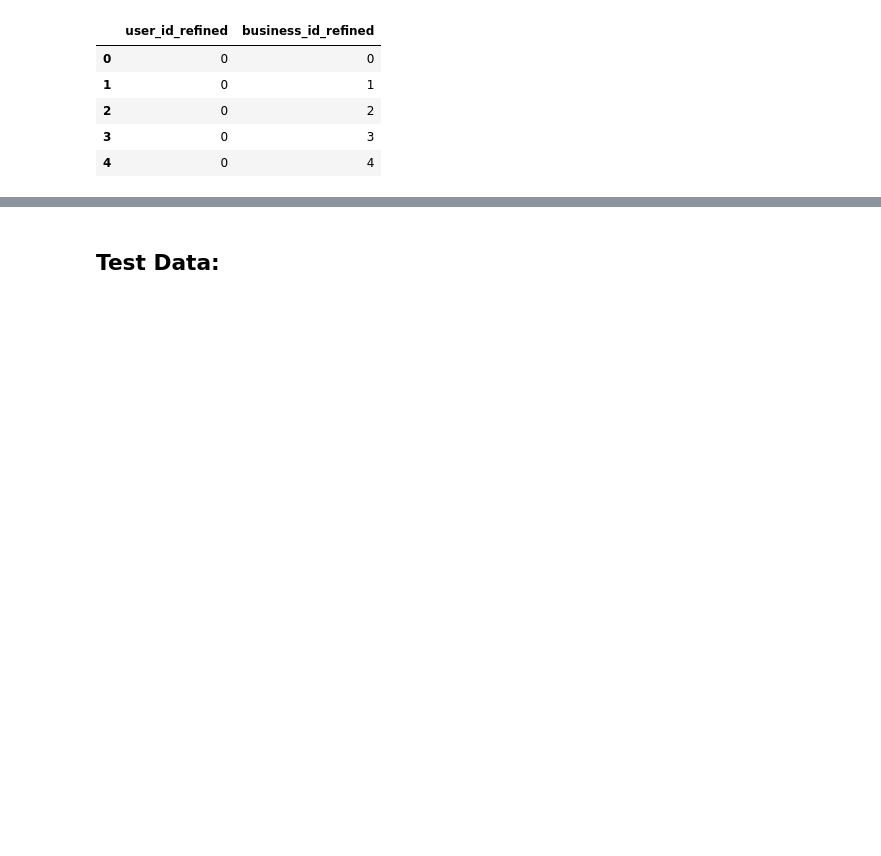
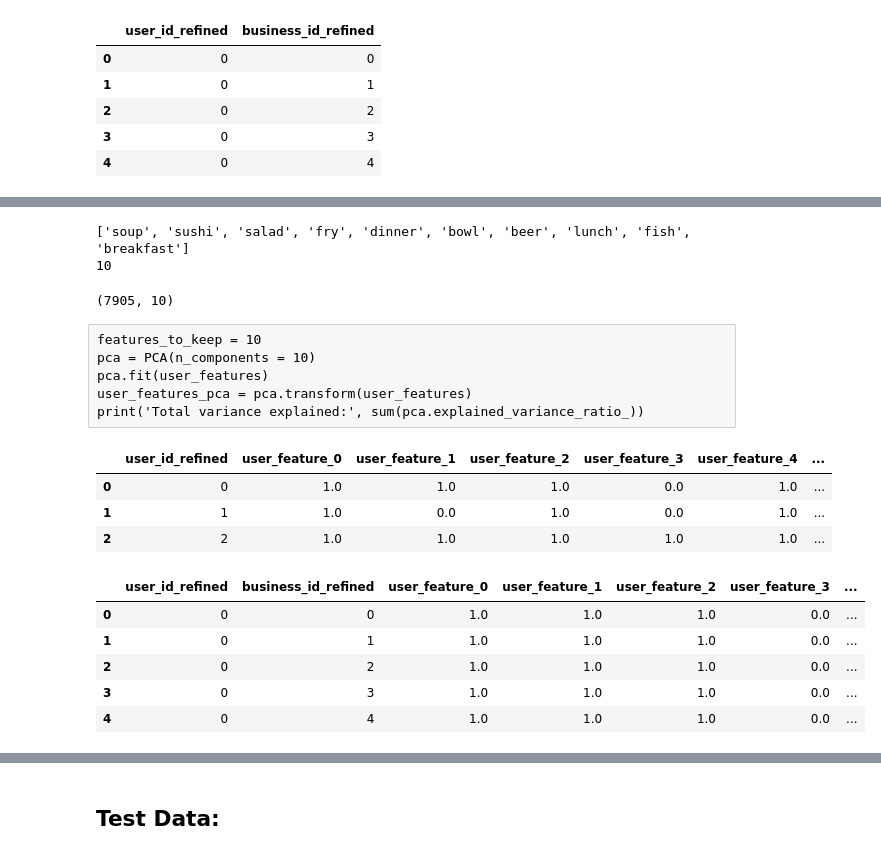
Before and after one commit to akhilesh-somani/Restaurant_Recommendation_System, a Jupyter notebook: Our_Approach.ipynb, the cells around one changed output, grey strips where cells are left out. Saved outputs shown, nothing was run; the diff lists cells and outputs as text; code cells hidden in the pictures; blank space fills up the shorter version.

```diff
--- a/Our_Approach.ipynb
+++ b/Our_Approach.ipynb
@@ -76,0 +82,16 @@ dataset_to_use[['user_id_refined', 'business_id_refined']].head(5)
+# %%
+import csv
+Dish, Ingre = {}, {}
+
+with open("Dish20000.csv", "r") as csvFile:
+    reader = csv.reader(csvFile)
+    for item in reader:
+        Dish[item[0]] = int(item[1])
+
+with open("Ingre20000.csv", "r") as csvFile:
+    reader = csv.reader(csvFile)
+    for item in reader:
+        Ingre[item[0]] = int(item[1])
+
+Dish = dict(sorted(Dish.items(), key=lambda item: item[1], reverse=1))
+Ingre = dict(sorted(Ingre.items(), key=lambda item: item[1], reverse=1))
@@ -77,2 +123,50 @@ dataset_to_use[['user_id_refined', 'business_id_refined']].head(5)
+# %%
+n_lim = 9
+features = constructFeature(n_lim,Dish,Ingre)
+print(features)
+print(len(features))
+# %% [output]
+['soup', 'sushi', 'salad', 'fry', 'dinner', 'bowl', 'beer', 'lunch', 'fish', 'breakfast']
+10
+# %%
+user_features = np.zeros([num_users, len(features)])
+
+for i in range(num_users):
+    user_reviews = list(dataset_to_use[dataset_to_use.user_id_refined == i]['text'])
+    for j in range(len(features)):
+        for k in range(len(user_reviews)):
+            review_temp = user_reviews[k].lower()
+            if features[j] in review_temp:
+                user_features[i,j] = 1
+
+user_features.shape
+# %% [output]
+(7905, 10)
+# %% [raw]
+features_to_keep = 10
+pca = PCA(n_components = 10)
+pca.fit(user_features)
+user_features_pca = pca.transform(user_features)
+print('Total variance explained:', sum(pca.explained_variance_ratio_))
+# %%
+user_features_df=pd.DataFrame(data = user_features, columns = ['user_feature_' + str(i) for i in range(n_lim + 1)])
+user_features_df.index.rename('user_id_refined', inplace = True)
+user_features_df.reset_index(inplace = True)
+user_features_df.head(3)
+# %% [output]
+|  | user_id_refined | user_feature_0 | user_feature_1 | user_feature_2 | user_feature_3 | user_feature_4 | ... |
+| 0 | 0 | 1.0 | 1.0 | 1.0 | 0.0 | 1.0 | ... |
+| 1 | 1 | 1.0 | 0.0 | 1.0 | 0.0 | 1.0 | ... |
+| 2 | 2 | 1.0 | 1.0 | 1.0 | 1.0 | 1.0 | ... |
+# %%
+dataset_to_use = pd.merge(dataset_to_use, user_features_df, how = 'inner', on = 'user_id_refined')
+dataset_to_use[['user_id_refined','business_id_refined']+['user_feature_'+str(i) for i in range(n_lim)]].head()
+# %% [output]
+|  | user_id_refined | business_id_refined | user_feature_0 | user_feature_1 | user_feature_2 | user_feature_3 | ... |
+| 0 | 0 | 0 | 1.0 | 1.0 | 1.0 | 0.0 | ... |
+| 1 | 0 | 1 | 1.0 | 1.0 | 1.0 | 0.0 | ... |
+| 2 | 0 | 2 | 1.0 | 1.0 | 1.0 | 0.0 | ... |
+| 3 | 0 | 3 | 1.0 | 1.0 | 1.0 | 0.0 | ... |
+| 4 | 0 | 4 | 1.0 | 1.0 | 1.0 | 0.0 | ... |
 # %%
 dataset_to_use.sort_values(by = ['user_id_refined', 'date'], inplace = True)
```
Also changed, not shown: parts of 28 cells of this notebook.
